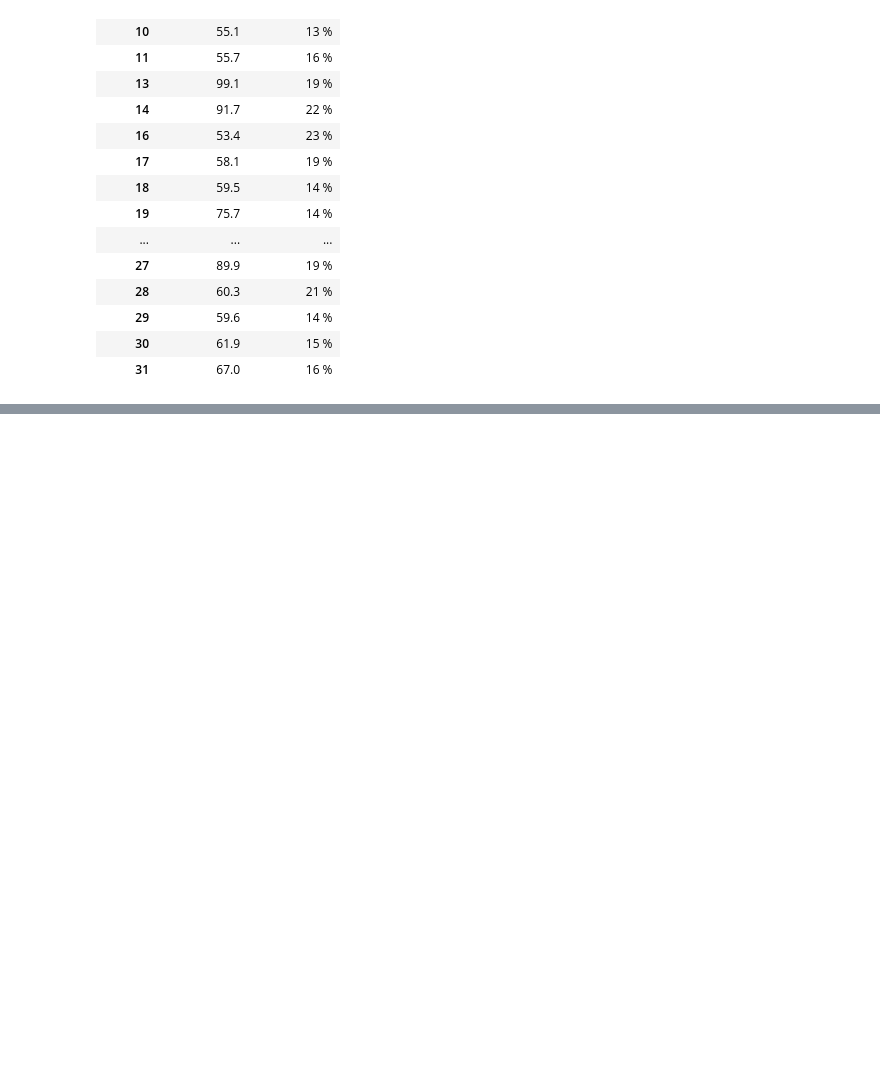
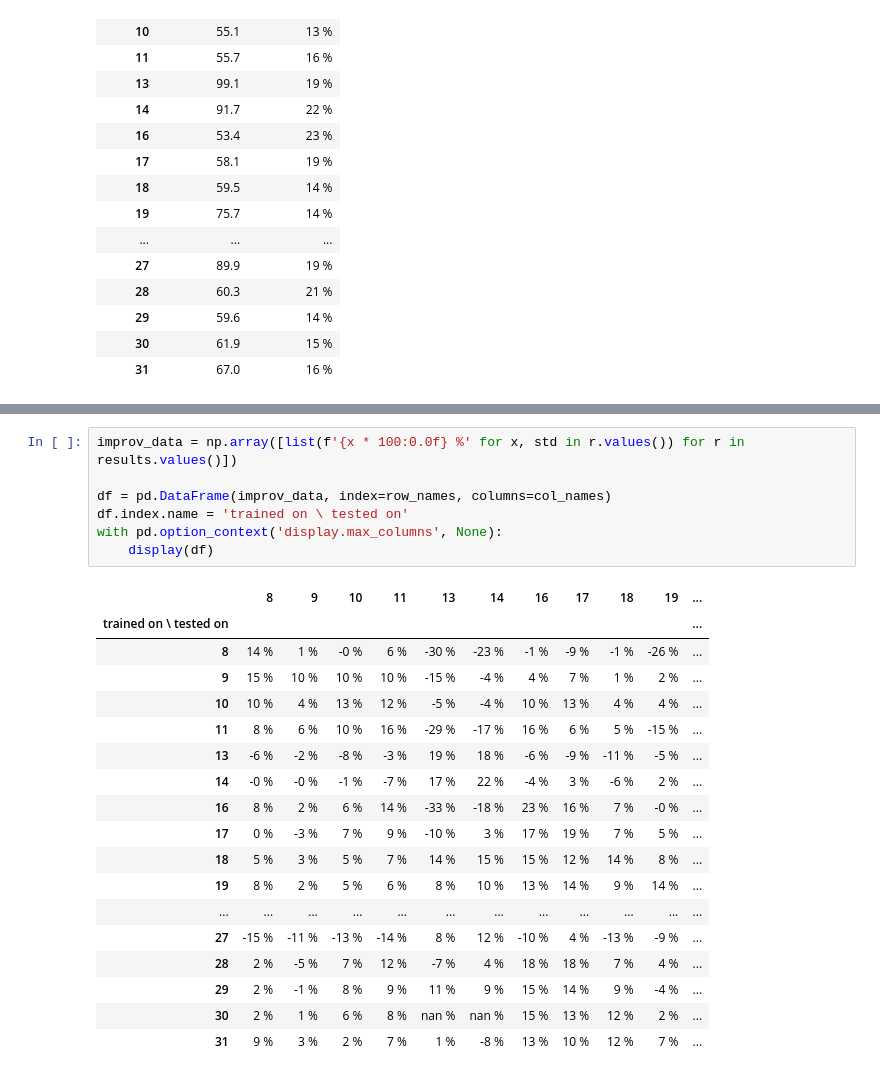
Before and after one commit to MatiXOfficial/pps-diamond-time-measurement, a Jupyter notebook: notebooks/neural_network_results/channel_experiments.ipynb, the cells around one changed output, grey strips where cells are left out. Saved outputs shown, nothing was run; the diff lists cells and outputs as text; blank space fills up the shorter version.

```diff
--- a/notebooks/neural_network_results/channel_experiments.ipynb
+++ b/notebooks/neural_network_results/channel_experiments.ipynb
@@ -215,0 +278,26 @@ df
+# %%
+improv_data = np.array([list(f'{x * 100:0.0f} %' for x, std in r.values()) for r in results.values()])
+
+df = pd.DataFrame(improv_data, index=row_names, columns=col_names)
+df.index.name = 'trained on \ tested on'
+with pd.option_context('display.max_columns', None):
+    display(df)
+# %% [output]
+|  | 8 | 9 | 10 | 11 | 13 | 14 | 16 | 17 | 18 | 19 | ... |
+| trained on \ tested on |  |  |  |  |  |  |  |  |  |  | ... |
+| 8 | 14 % | 1 % | -0 % | 6 % | -30 % | -23 % | -1 % | -9 % | -1 % | -26 % | ... |
+| 9 | 15 % | 10 % | 10 % | 10 % | -15 % | -4 % | 4 % | 7 % | 1 % | 2 % | ... |
+| 10 | 10 % | 4 % | 13 % | 12 % | -5 % | -4 % | 10 % | 13 % | 4 % | 4 % | ... |
+| 11 | 8 % | 6 % | 10 % | 16 % | -29 % | -17 % | 16 % | 6 % | 5 % | -15 % | ... |
+| 13 | -6 % | -2 % | -8 % | -3 % | 19 % | 18 % | -6 % | -9 % | -11 % | -5 % | ... |
+| 14 | -0 % | -0 % | -1 % | -7 % | 17 % | 22 % | -4 % | 3 % | -6 % | 2 % | ... |
+| 16 | 8 % | 2 % | 6 % | 14 % | -33 % | -18 % | 23 % | 16 % | 7 % | -0 % | ... |
+| 17 | 0 % | -3 % | 7 % | 9 % | -10 % | 3 % | 17 % | 19 % | 7 % | 5 % | ... |
+| 18 | 5 % | 3 % | 5 % | 7 % | 14 % | 15 % | 15 % | 12 % | 14 % | 8 % | ... |
+| 19 | 8 % | 2 % | 5 % | 6 % | 8 % | 10 % | 13 % | 14 % | 9 % | 14 % | ... |
+| ... | ... | ... | ... | ... | ... | ... | ... | ... | ... | ... | ... |
+| 27 | -15 % | -11 % | -13 % | -14 % | 8 % | 12 % | -10 % | 4 % | -13 % | -9 % | ... |
+| 28 | 2 % | -5 % | 7 % | 12 % | -7 % | 4 % | 18 % | 18 % | 7 % | 4 % | ... |
+| 29 | 2 % | -1 % | 8 % | 9 % | 11 % | 9 % | 15 % | 14 % | 9 % | -4 % | ... |
+| 30 | 2 % | 1 % | 6 % | 8 % | nan % | nan % | 15 % | 13 % | 12 % | 2 % | ... |
+| 31 | 9 % | 3 % | 2 % | 7 % | 1 % | -8 % | 13 % | 10 % | 12 % | 7 % | ... |
```
Also changed, not shown: parts of 12 cells of this notebook.
